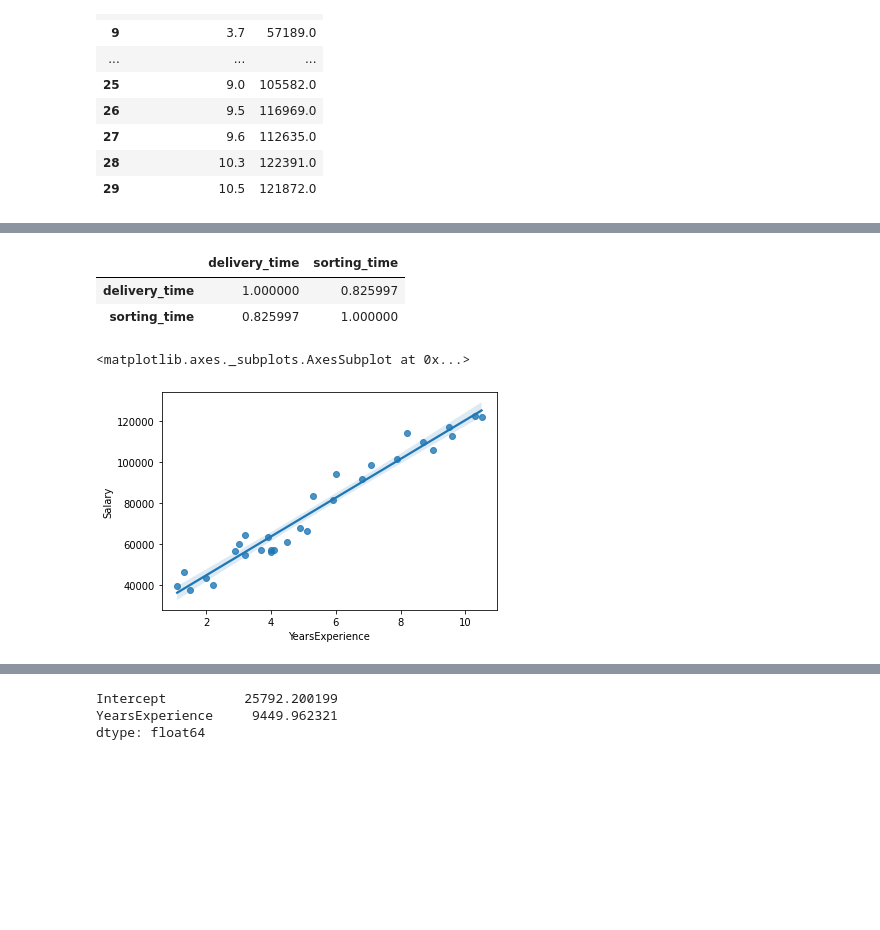
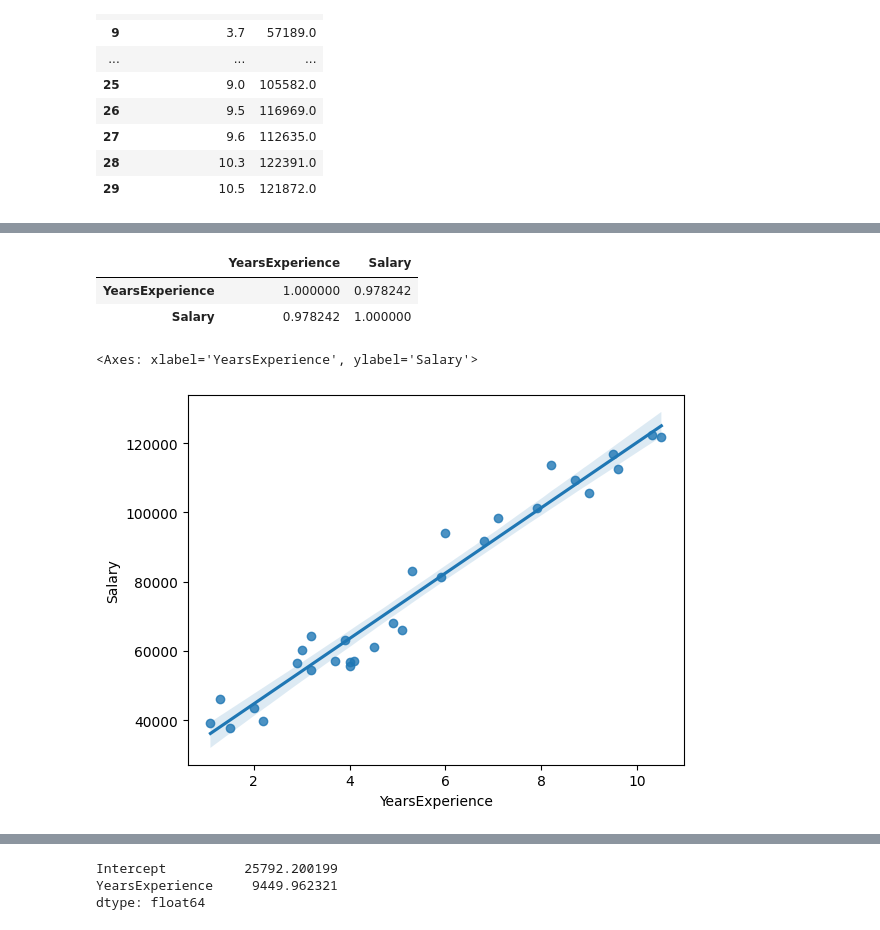
Before and after one commit to YashshwiniThakkar/YashshwiniThakkar, a Jupyter notebook: 4,5,6_Regression_Assignment.ipynb, the cells around one changed output, grey strips where cells are left out. Saved outputs shown, nothing was run; the diff lists cells and outputs as text; code cells hidden in the pictures; blank space fills up the shorter version.

```diff
--- a/4,5,6_Regression_Assignment.ipynb
+++ b/4,5,6_Regression_Assignment.ipynb
@@ -142,6 +366,6 @@ import statsmodels.formula.api as smf
 # %%
-data=pd.read_csv('Salary_Data.csv')
-data
+df = pd.read_csv('Salary_Data.csv')
+df
 # %% [output]
 |  | YearsExperience | Salary |
 | 0 | 1.1 | 39343.0 |
@@ -185,11 +432,11 @@ sns.distplot(data['Salary'])
 # %%
-dataset.corr()
+df.corr()
 # %% [output]
-|  | delivery_time | sorting_time |
-| delivery_time | 1.000000 | 0.825997 |
-| sorting_time | 0.825997 | 1.000000 |
+|  | YearsExperience | Salary |
+| YearsExperience | 1.000000 | 0.978242 |
+| Salary | 0.978242 | 1.000000 |
 # %%
-sns.regplot(x=data['YearsExperience'],y=data['Salary'])
+sns.regplot(x=df['YearsExperience'],y=df['Salary'])
 # %% [output]
-<matplotlib.axes._subplots.AxesSubplot at 0x...>
+<Axes: xlabel='YearsExperience', ylabel='Salary'>
-[figure, old version]
+[figure, new version]
```
Also changed, not shown: parts of 64 cells of this notebook.
